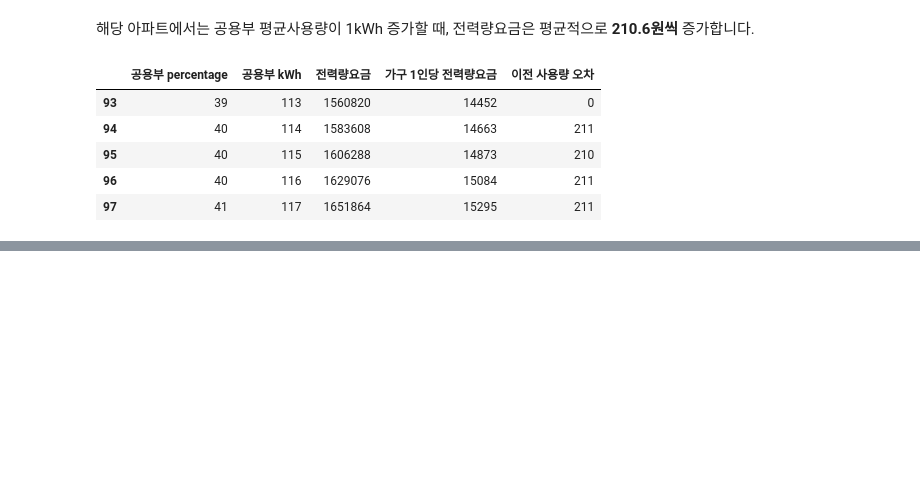
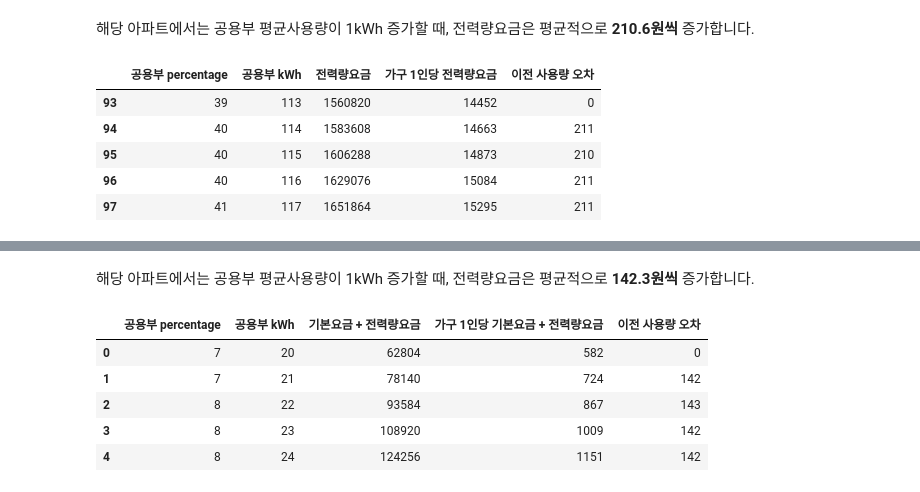
Before and after one commit to formegusto/what-is-public-fee, a Jupyter notebook: What is public fee?.ipynb, the cells around one changed output, grey strips where cells are left out. Drawn from its saved outputs; the diff is of its cells as text; code cells hidden in the pictures; blank space fills up the shorter version.

```diff
--- a/What is public fee?.ipynb
+++ b/What is public fee?.ipynb
@@ -637,0 +673,20 @@ public_chk_3.head()
+# %%
+nugin_2 = 400 - (households_kWh / len(month_df))
+
+public_chk_2 = public_chk[public_chk['공용부 kWh'] <= nugin_2].copy()
+public_chk_2['가구 1인당 기본요금 + 전력량요금'] = (public_chk_2['기본요금 + 전력량요금'] / len(month_df)).astype(np.float64).round().astype("int")
+public_chk_2['이전 사용량 오차'] = public_chk_2['가구 1인당 기본요금 + 전력량요금'] - np.append(public_chk_2['가구 1인당 기본요금 + 전력량요금'].iloc[0], public_chk_2['가구 1인당 기본요금 + 전력량요금'].values)[:-1]
+
+display(Markdown("해당 아파트에서는 공용부 평균사용량이 1kWh 증가할 때, 전력량요금은 평균적으로 **{}원씩** 증가합니다.".format(
+    round(public_chk_2['이전 사용량 오차'][1:].mean() * 100) / 100
+)))
+
+public_chk_2.head()
+# %% [output]
+해당 아파트에서는 공용부 평균사용량이 1kWh 증가할 때, 전력량요금은 평균적으로 **142.3원씩** 증가합니다.
+|  | 공용부 percentage | 공용부 kWh | 기본요금 + 전력량요금 | 가구 1인당 기본요금 + 전력량요금 | 이전 사용량 오차 |
+| 0 | 7 | 20 | 62804 | 582 | 0 |
+| 1 | 7 | 21 | 78140 | 724 | 142 |
+| 2 | 8 | 22 | 93584 | 867 | 143 |
+| 3 | 8 | 23 | 108920 | 1009 | 142 |
+| 4 | 8 | 24 | 124256 | 1151 | 142 |
```
Also changed, not shown: parts of 8 cells of this notebook.
